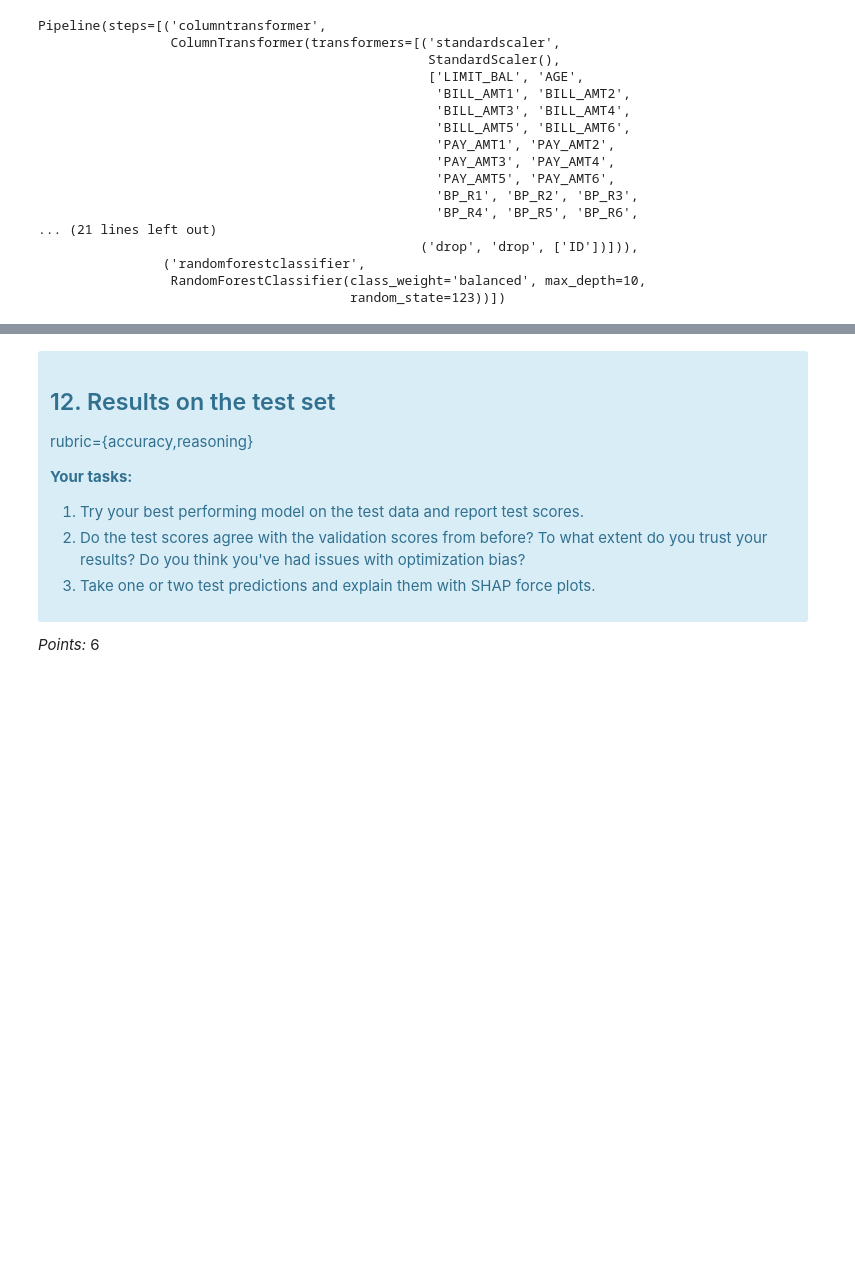
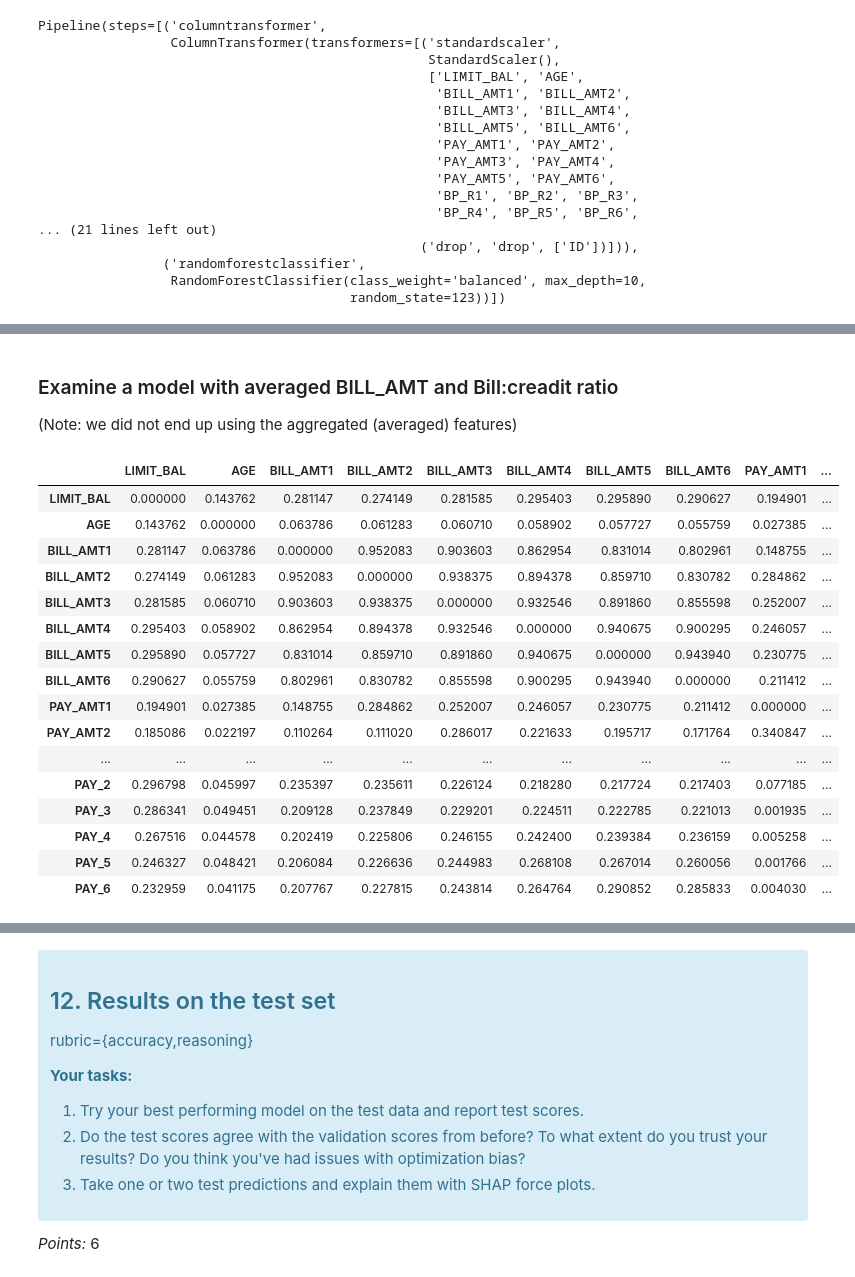
Before and after one commit to UBC-MDS/dsci573_lab4, a Jupyter notebook: lab4.ipynb, the cells around one changed output, grey strips where cells are left out. Drawn from its saved outputs; the diff is of its cells as text; code cells hidden in the pictures; blank space fills up the shorter version.

```diff
--- a/lab4.ipynb
+++ b/lab4.ipynb
@@ -1402,0 +1481,31 @@ eli5.explain_weights(rf_best.named_steps["randomforestclassifier"], feature_name
+# %% [markdown]
+### Examine a model with averaged BILL_AMT and Bill:creadit ratio
+(Note: we did not end up using the aggregated (averaged) features)
+# %%
+# Correlation > 0.8
+# compute and take abs value
+corr_df = X_train_enc.corr().abs()
+# Set the diagonal to 0
+corr_df[corr_df == 1] = 0
+corr_df.style.background_gradient()
+
+# BILL_AMT > 0.9 = take average to summarize all
+# CB > 0.8 = take average to summarize all
+# %% [output]
+|  | LIMIT_BAL | AGE | BILL_AMT1 | BILL_AMT2 | BILL_AMT3 | BILL_AMT4 | BILL_AMT5 | BILL_AMT6 | PAY_AMT1 | ... |
+| LIMIT_BAL | 0.000000 | 0.143762 | 0.281147 | 0.274149 | 0.281585 | 0.295403 | 0.295890 | 0.290627 | 0.194901 | ... |
+| AGE | 0.143762 | 0.000000 | 0.063786 | 0.061283 | 0.060710 | 0.058902 | 0.057727 | 0.055759 | 0.027385 | ... |
+| BILL_AMT1 | 0.281147 | 0.063786 | 0.000000 | 0.952083 | 0.903603 | 0.862954 | 0.831014 | 0.802961 | 0.148755 | ... |
+| BILL_AMT2 | 0.274149 | 0.061283 | 0.952083 | 0.000000 | 0.938375 | 0.894378 | 0.859710 | 0.830782 | 0.284862 | ... |
+| BILL_AMT3 | 0.281585 | 0.060710 | 0.903603 | 0.938375 | 0.000000 | 0.932546 | 0.891860 | 0.855598 | 0.252007 | ... |
+| BILL_AMT4 | 0.295403 | 0.058902 | 0.862954 | 0.894378 | 0.932546 | 0.000000 | 0.940675 | 0.900295 | 0.246057 | ... |
+| BILL_AMT5 | 0.295890 | 0.057727 | 0.831014 | 0.859710 | 0.891860 | 0.940675 | 0.000000 | 0.943940 | 0.230775 | ... |
+| BILL_AMT6 | 0.290627 | 0.055759 | 0.802961 | 0.830782 | 0.855598 | 0.900295 | 0.943940 | 0.000000 | 0.211412 | ... |
+| PAY_AMT1 | 0.194901 | 0.027385 | 0.148755 | 0.284862 | 0.252007 | 0.246057 | 0.230775 | 0.211412 | 0.000000 | ... |
+| PAY_AMT2 | 0.185086 | 0.022197 | 0.110264 | 0.111020 | 0.286017 | 0.221633 | 0.195717 | 0.171764 | 0.340847 | ... |
+| ... | ... | ... | ... | ... | ... | ... | ... | ... | ... | ... |
+| PAY_2 | 0.296798 | 0.045997 | 0.235397 | 0.235611 | 0.226124 | 0.218280 | 0.217724 | 0.217403 | 0.077185 | ... |
+| PAY_3 | 0.286341 | 0.049451 | 0.209128 | 0.237849 | 0.229201 | 0.224511 | 0.222785 | 0.221013 | 0.001935 | ... |
+| PAY_4 | 0.267516 | 0.044578 | 0.202419 | 0.225806 | 0.246155 | 0.242400 | 0.239384 | 0.236159 | 0.005258 | ... |
+| PAY_5 | 0.246327 | 0.048421 | 0.206084 | 0.226636 | 0.244983 | 0.268108 | 0.267014 | 0.260056 | 0.001766 | ... |
+| PAY_6 | 0.232959 | 0.041175 | 0.207767 | 0.227815 | 0.243814 | 0.264764 | 0.290852 | 0.285833 | 0.004030 | ... |
```
Also changed, not shown: parts of 12 cells of this notebook.
